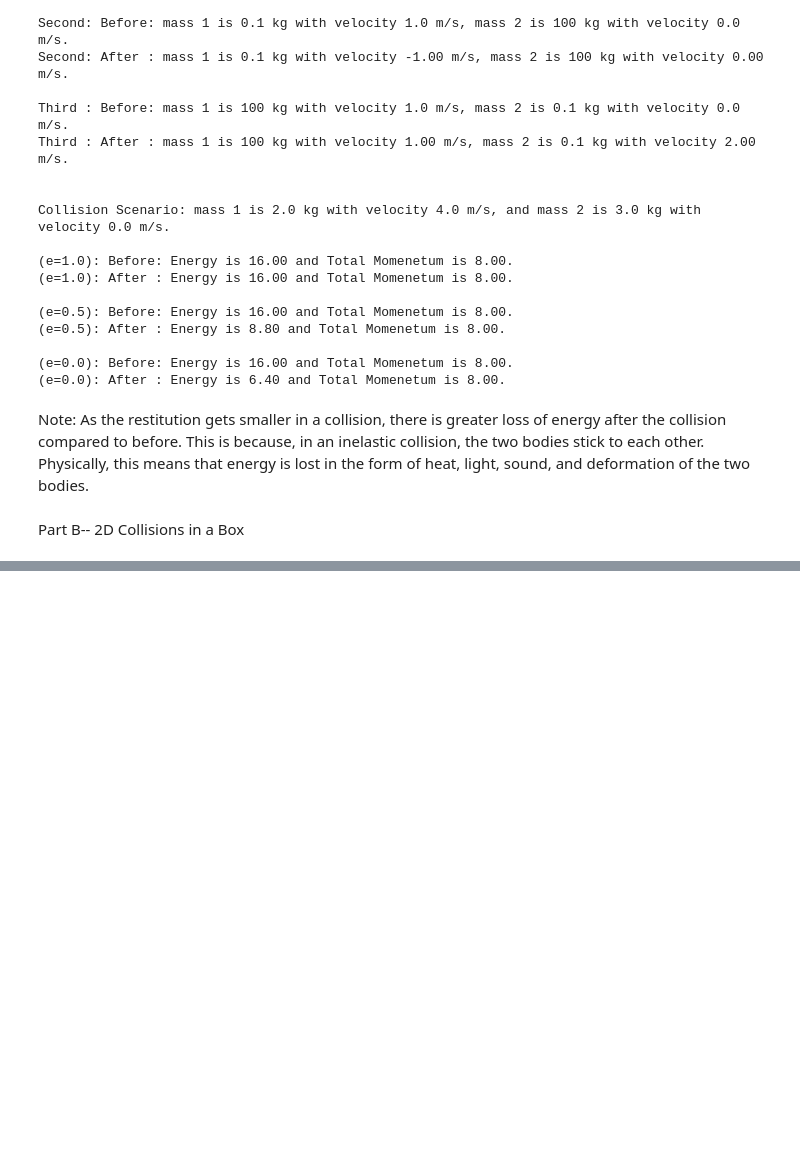
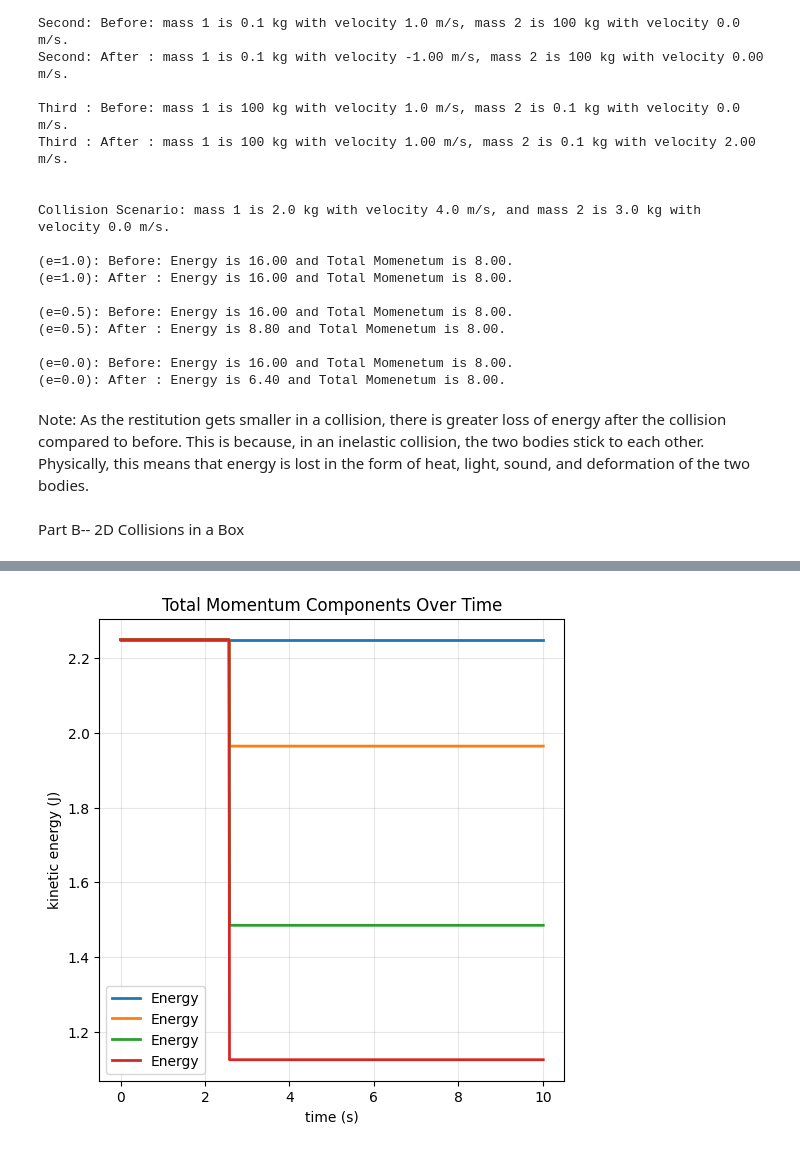
Before and after one commit to barnol-lee/phys311, a Jupyter notebook: Labs/Lab04/Lab04_collisions.ipynb, the cells around one changed output, grey strips where cells are left out. Saved outputs shown, nothing was run; the diff lists cells and outputs as text; code cells hidden in the pictures; blank space fills up the shorter version.

```diff
--- a/Labs/Lab04/Lab04_collisions.ipynb
+++ b/Labs/Lab04/Lab04_collisions.ipynb
@@ -100,0 +230,84 @@ def collide_2d(m1,m2,r1,r2,v1,v2,e):
+# %%
+def simulate(Rad1,Rad2,m1,m2,r1,r2,v1,v2,e,dt):
+    t=0.0
+
+    r1,r2=np.array(r1),np.array(r2)
+    v1,v2=np.array(v1),np.array(v2)
+
+    E=(0.5*m1)*(np.dot(v1,v1))+(0.5*m2)*(np.dot(v2,v2))
+    P=m1*v1+m2*v2
+    M=m1+m2
+    V=P/M
+    cen=np.array([(m1*r1[0]+m2*r2[0])/M,(m1*r1[1]+m2*r2[1])/M])
+
+    pos=np.array([r1,r2])
+    vel=np.array([v1,v2])
+
+    t_arr,pos_arr,vel_arr,cen_arr,V_arr,E_arr,P_arr=[t],[pos.copy()],[vel.copy()],[cen.copy()],[V],[E],[P]
+
+    while (t<=max_time):
+        r1, r2 = pos[0], pos[1]
+        v1, v2 = vel[0], vel[1]
+
+        if overlapping(r1,r2,v1,v2,Rad1,Rad2):
+            v1,v2=collide_2d(m1,m2,r1,r2,v1,v2,e)
+            vel[0], vel[1] = v1, v2
+
+        pos[0]=pos[0]+vel[0]*dt
+        pos[1]=pos[1]+vel[1]*dt
+
+        E=(0.5*m1)*(np.dot(vel[0],vel[0]))+(0.5*m2)*(np.dot(vel[1],vel[1]))
+        P=m1*vel[0]+m2*vel[1]
+        M=m1+m2
+        V=P/M
+        cen=np.array([(m1*pos[0]+m2*pos[0])/M,(m1*pos[1]+m2*pos[1])/M])
+
+        t=t+dt
+
+        t_arr.append(t)
+        pos_arr.append(pos.copy())
+        vel_arr.append(vel.copy())
+        cen_arr.append(cen.copy())
+        V_arr.append(V)
+        E_arr.append(E)
+        P_arr.append(P)
+    return t_arr,pos_arr,vel_arr,cen,V_arr,E_arr,P_arr
+
+r1,r2=np.array([1.0,5.0]),np.array([9.0,5.0])
+v1,v2=np.array([1.0,0]),np.array([-2.0,0])
+
+
+E0=simulate(Rad1,Rad2,m1,m2,r1,r2,v1,v2,1.0,time_step)[5]
+E1=simulate(Rad1,Rad2,m1,m2,r1,r2,v1,v2,0.9,time_step)[5]
+E2=simulate(Rad1,Rad2,m1,m2,r1,r2,v1,v2,0.7,time_step)[5]
+E3=simulate(Rad1,Rad2,m1,m2,r1,r2,v1,v2,0.5,time_step)[5]
+
+plt.figure(figsize=(6, 6))
+plt.plot(t, E0, linewidth=2, label='Energy')
+plt.plot(t, E1, linewidth=2, label='Energy')
+plt.plot(t, E2, linewidth=2, label='Energy')
+plt.plot(t, E3, linewidth=2, label='Energy')
+plt.xlabel('time (s)')
+plt.ylabel('kinetic energy (J)')
+plt.title('Total Momentum Components Over Time')
+plt.grid(True, alpha=0.3)
+plt.legend()
+plt.show()
+
+print(f'Percentage of kinetic energy loss: (e=1.0): {((E0[0]-E0[-1])/E0[0])*100}%.')
+print(f'Percentage of kinetic energy loss: (e=0.9): {((E1[0]-E1[-1])/E1[0])*100}%.')
+print(f'Percentage of kinetic energy loss: (e=0.7): {((E2[0]-E2[-1])/E2[0])*100}%.')
+print(f'Percentage of kinetic energy loss: (e=0.5): {((E3[0]-E3[-1])/E3[0])*100}%.')
+
+cen=simulate(Rad1,Rad2,m1,m2,r1,r2,v1,v2,1.0,time_step)[3]
+
+plt.figure(figsize=(6, 6))
+plt.plot(cen[0], cen[1], linewidth=2, label='Center of Mass')
+plt.xlabel('x (m)')
+plt.ylabel('y (m)')
+plt.title('Center of Mass Trajectory')
+plt.grid(True, alpha=0.3)
+plt.legend()
+plt.show()
+# %% [output]
+[figure, added]
```
Also changed, not shown: parts of 5 cells of this notebook.
